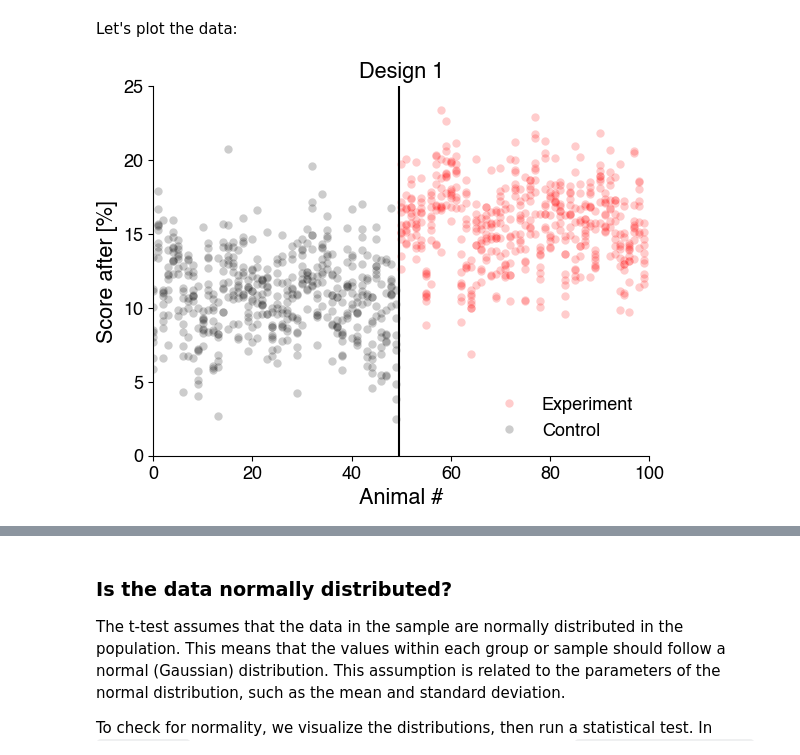
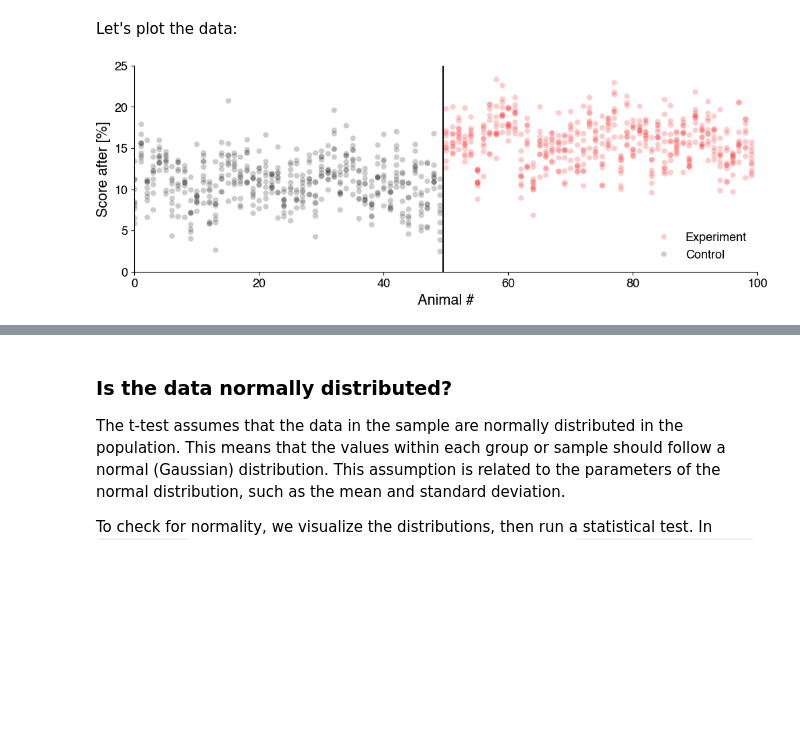
Before and after one commit to janclemenslab/neu715, a Jupyter notebook: docs/_sources/lectures/lecture 5/5.03_inferential_stats_1.ipynb, the cells around one changed output, grey strips where cells are left out. Drawn from its saved outputs; the diff is of its cells as text; code cells hidden in the pictures; blank space fills up the shorter version.

```diff
--- a/docs/_sources/lectures/lecture 5/5.03_inferential_stats_1.ipynb
+++ b/docs/_sources/lectures/lecture 5/5.03_inferential_stats_1.ipynb
@@ -104,15 +103,15 @@ Let's plot the data:
 # %%
 # Data from design 1
 experiment = df1[df1['treatment']==1]
 control = df1[df1['treatment']==0]
 
+plt.figure(figsize=(12, 4))
 plt.plot(experiment['animal'], experiment['score_after'], 'or', alpha=0.2, label='Experiment')
 plt.plot(control['animal'], control['score_after'], 'ok', alpha=0.2, label='Control')
 plt.xlabel('Animal #')
 plt.ylabel('Score after [%]')
 plt.axvline(49.5, c='k')
 plt.legend()
-plt.title('Design 1')
 plt.show()
 # %% [output]
-[figure, old version]
+[figure, new version]
```
Also changed, not shown: parts of 15 cells of this notebook, 6 other files.
